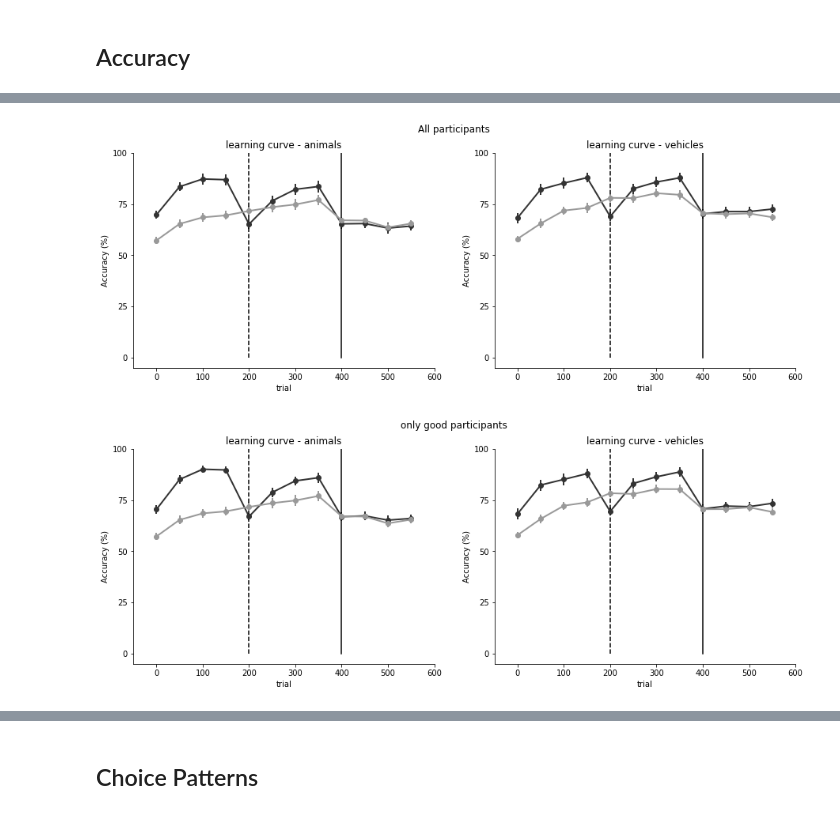
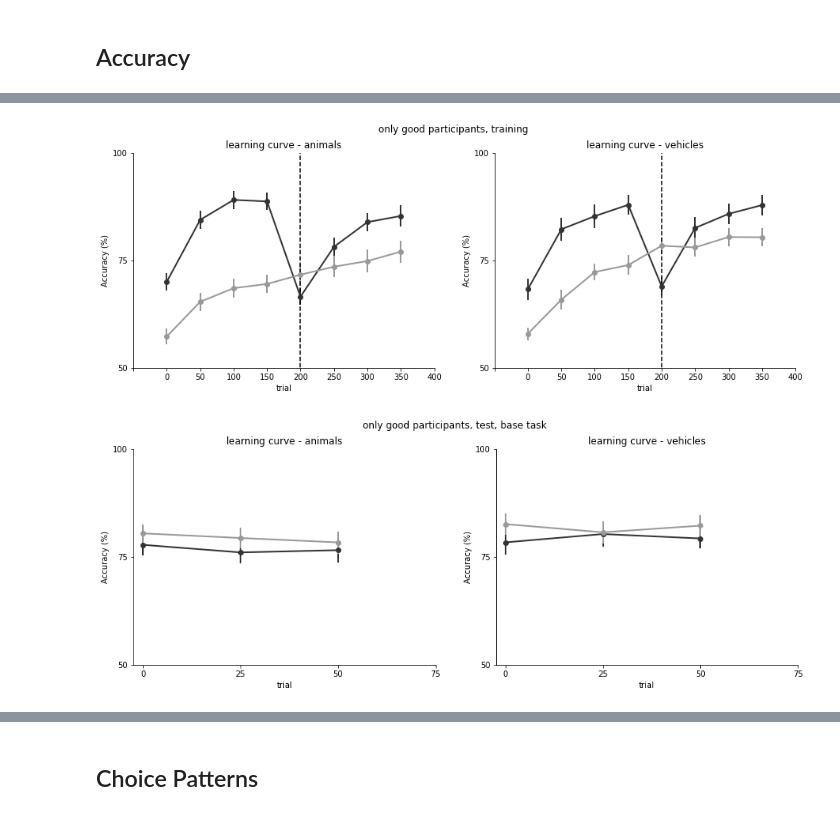
Before and after one commit to summerfieldlab/animals_vehicles, a Jupyter notebook: notebooks/av_transfer_analysis.ipynb, the cells around one changed output, grey strips where cells are left out. Cells and saved outputs as stored; diff of their text form; code cells hidden in the pictures.

```diff
--- a/notebooks/av_transfer_analysis.ipynb
+++ b/notebooks/av_transfer_analysis.ipynb
@@ -83,6 +84,9 @@ ValueError: 'yerr' (shape: (50,)) must be a scalar or a 1D or (2, n) array-like
 # %%
 # learning curves
-disp_lcurves(alldata)
+disp_lcurves(alldata,onlygood=True)
 # %% [output]
-[figure, old version]
+[figure, new version]
-[figure, removed]
+# %%
+disp_lcurves_test(alldata,onlygood=True, whichtask="base")
+# %% [output]
+[figure, added]
```
Also changed, not shown: parts of 6 cells of this notebook, 2 other files.
